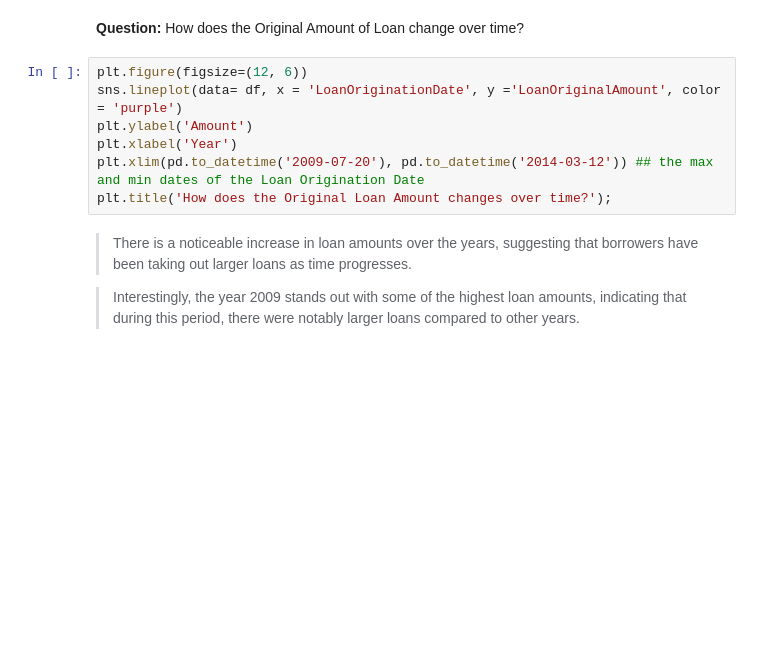
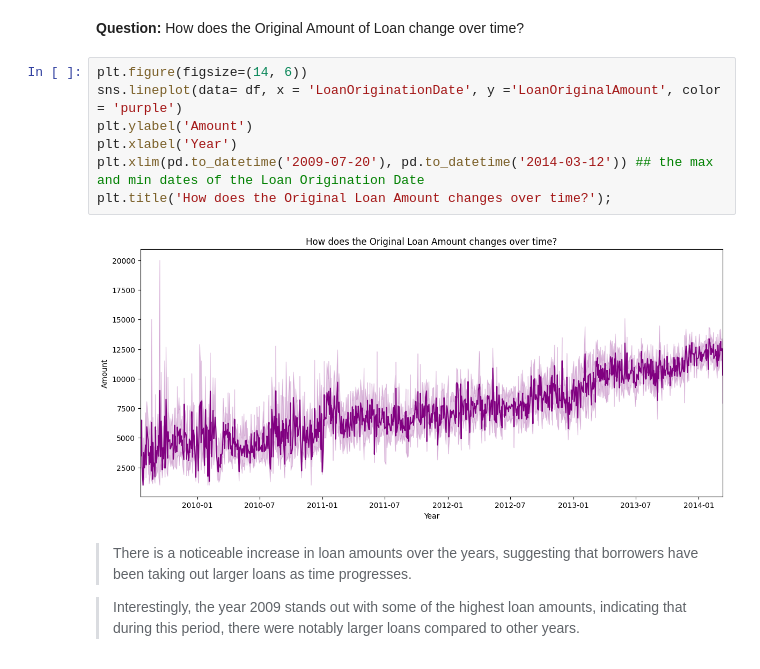
Before and after one commit to sondosaabed/Prosper-Loan-Analysis, a Jupyter notebook: Part_I_exploration.ipynb, the cells around one changed output. Cells and saved outputs as stored; diff of their text form; blank space fills up the shorter version.

```diff
--- a/Part_I_exploration.ipynb
+++ b/Part_I_exploration.ipynb
@@ -587,12 +587,14 @@ plt.ylabel('Loan Original Amount');
 # %% [markdown]
 **Question:** How does the Original Amount of Loan change over time?
 # %%
-plt.figure(figsize=(12, 6))
+plt.figure(figsize=(14, 6))
 sns.lineplot(data= df, x = 'LoanOriginationDate', y ='LoanOriginalAmount', color = 'purple')
 plt.ylabel('Amount')
 plt.xlabel('Year')
 plt.xlim(pd.to_datetime('2009-07-20'), pd.to_datetime('2014-03-12')) ## the max and min dates of the Loan Origination Date
 plt.title('How does the Original Loan Amount changes over time?');
+# %% [output]
+[figure, added]
 # %% [markdown]
 > There is a noticeable increase in loan amounts over the years, suggesting that borrowers have been taking out larger loans as time progresses.
 
```
Also changed, not shown: parts of 2 cells of this notebook.
